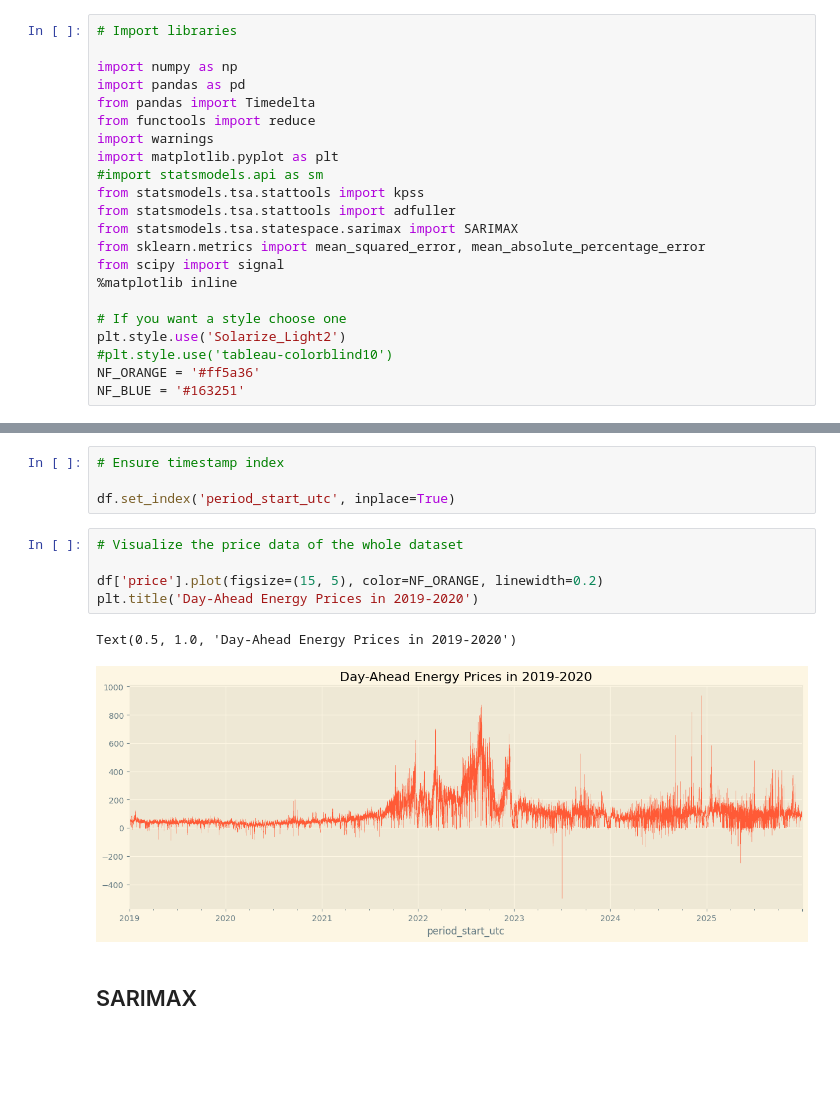
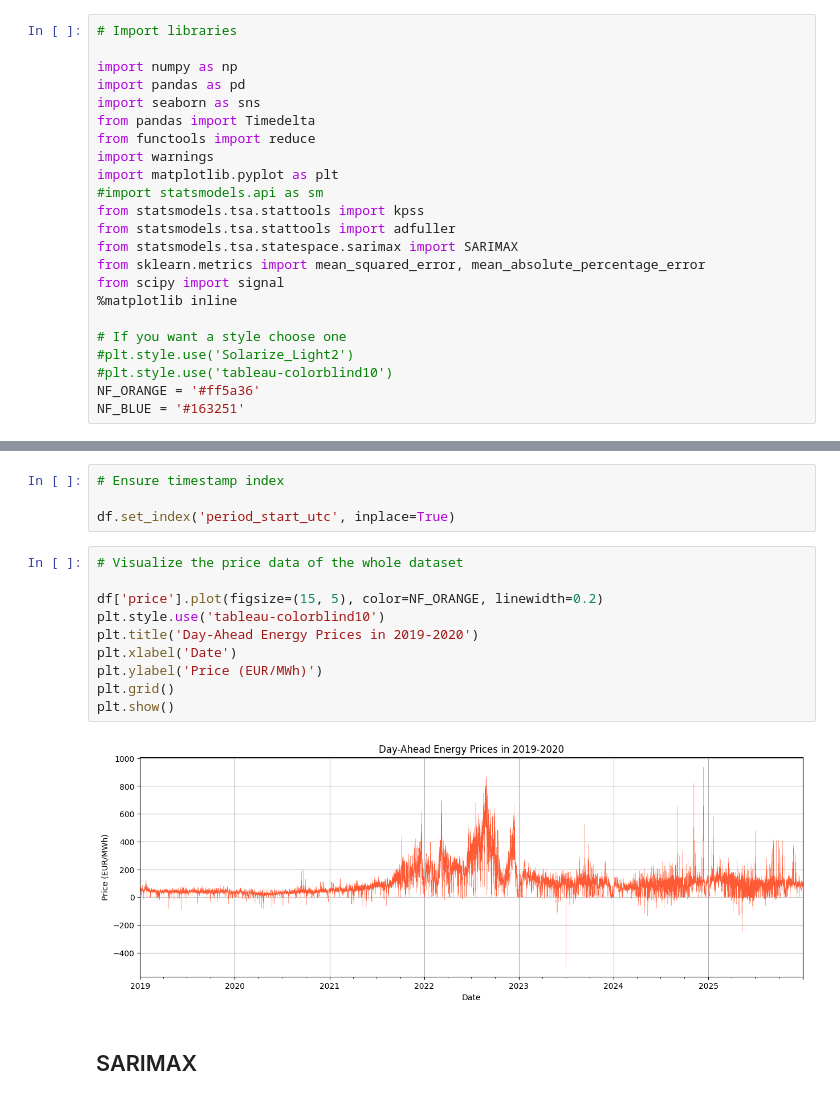
Before and after one commit to SSBO-ai/ai-for-energy, a Jupyter notebook: notebook/05_models/sarimax.ipynb, the cells around one changed output, grey strips where cells are left out. Cells and saved outputs as stored; diff of their text form; blank space fills up the shorter version.

```diff
--- a/notebook/05_models/sarimax.ipynb
+++ b/notebook/05_models/sarimax.ipynb
@@ -3,6 +3,7 @@
 
 import numpy as np
 import pandas as pd
+import seaborn as sns
 from pandas import Timedelta
 from functools import reduce
 import warnings
@@ -16,7 +17,7 @@ from scipy import signal
 %matplotlib inline
 
 # If you want a style choose one
-plt.style.use('Solarize_Light2')
+#plt.style.use('Solarize_Light2')
 #plt.style.use('tableau-colorblind10')
 NF_ORANGE = '#ff5a36'
 NF_BLUE = '#163251'
@@ -92,11 +93,15 @@ df.set_index('period_start_utc', inplace=True)
 # %%
 # Visualize the price data of the whole dataset
 
 df['price'].plot(figsize=(15, 5), color=NF_ORANGE, linewidth=0.2)
+plt.style.use('tableau-colorblind10')
 plt.title('Day-Ahead Energy Prices in 2019-2020')
+plt.xlabel('Date')
+plt.ylabel('Price (EUR/MWh)')
+plt.grid()
+plt.show()
 # %% [output]
-Text(0.5, 1.0, 'Day-Ahead Energy Prices in 2019-2020')
-[figure, old version]
+[figure, new version]
 # %% [markdown]
 ## SARIMAX ##
 # %% [markdown]
```
Also changed, not shown: parts of 4 cells of this notebook, 1 other file.
